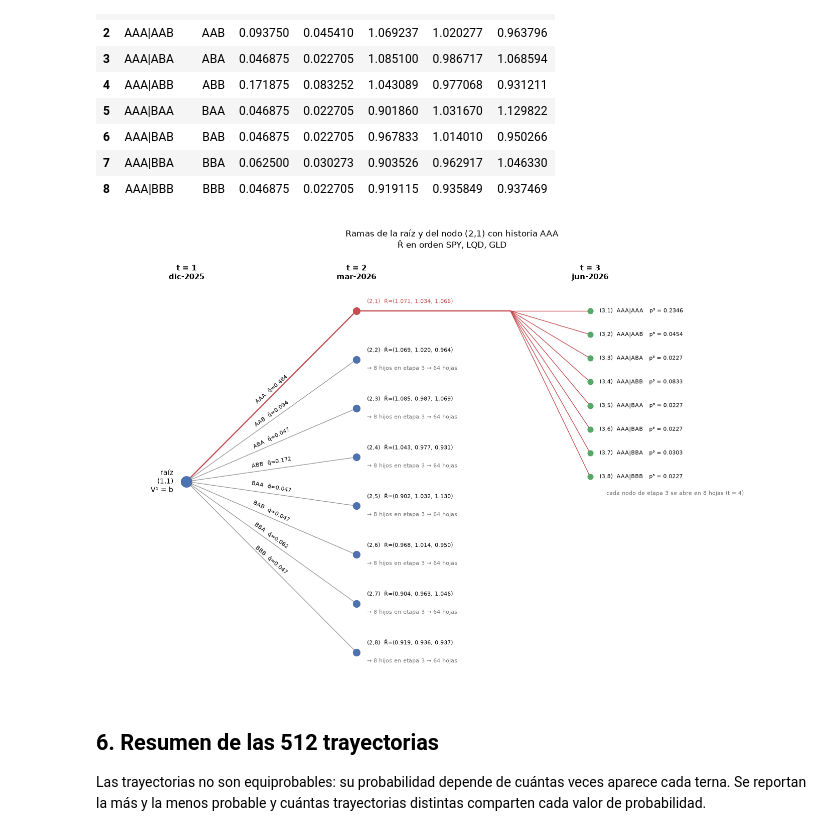
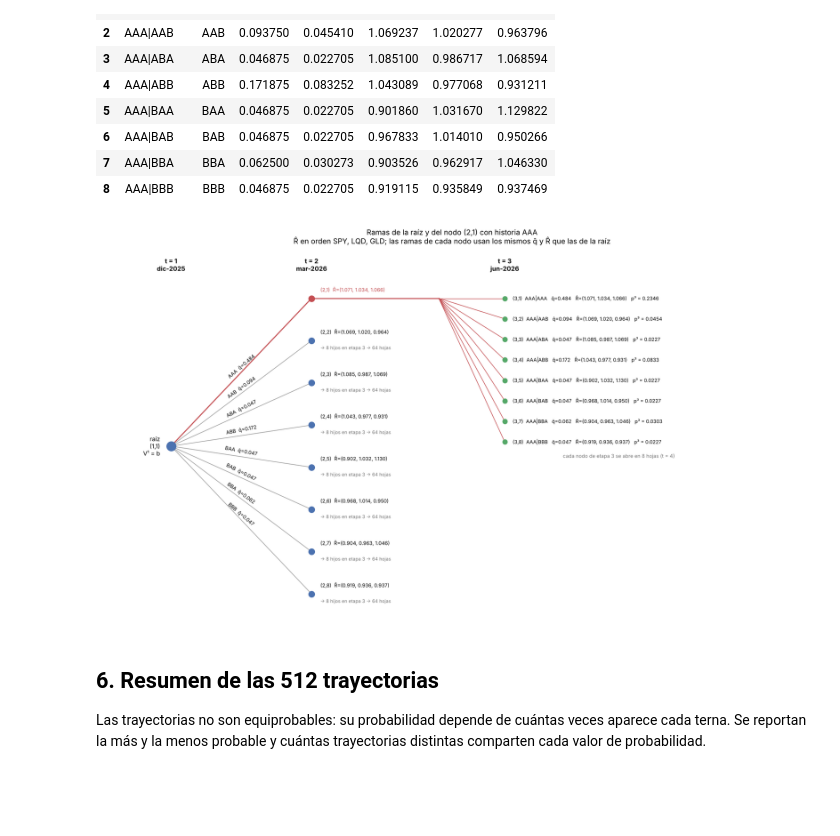
Before and after one commit to manuelavf/multi-stage-investment-model, a Jupyter notebook: notebooks/02_scenario_tree.ipynb, the cells around one changed output. Drawn from its saved outputs; the diff is of its cells as text; code cells hidden in the pictures; blank space fills up the shorter version.

```diff
--- a/notebooks/02_scenario_tree.ipynb
+++ b/notebooks/02_scenario_tree.ipynb
@@ -271,7 +271,7 @@ Ramas del nodo de etapa 2 con historia AAA (t = 2, k = 1, p²_k = 0.484375):
 def fmt_R(u):
     return "(" + ", ".join(f"{v:.3f}" for v in R_HAT[u]) + ")"
 
-fig, ax = plt.subplots(figsize=(13, 8.5))
+fig, ax = plt.subplots(figsize=(15, 8.5))
 ax.axis("off")
 x1, x2, x3 = 0.0, 3.2, 7.6
 x_fan = x2 + 2.9
@@ -284,38 +284,40 @@ for s, u in enumerate(ACTIVE_STATES):
     hl = u == EXAMPLE_STAGE2_STATE
     ax.plot([x1, x2], [0, y2[s]], color="#c44e52" if hl else "#999", lw=1.6 if hl else 0.9, zorder=2)
     ax.plot(x2, y2[s], "o", ms=9, color="#c44e52" if hl else "#4c72b0", zorder=6)
     ang = np.degrees(np.arctan2(y2[s], x2 - x1)) * 0.62
     ax.text((x1 + x2) / 2, y2[s] / 2 + 0.28, f"{u}  q̂={Q_HAT[u]:.3f}", fontsize=7.5,
             ha="center", va="center", rotation=ang, zorder=5)
     ax.text(x2 + 0.2, y2[s] + 0.32, f"(2,{child_index(1, u)})  R̂={fmt_R(u)}", fontsize=7.5,
             color="#c44e52" if hl else "black", zorder=5)
     if not hl:
         ax.text(x2 + 0.2, y2[s] - 0.42, f"→ {S} hijos en etapa 3 → {S * S} hojas", fontsize=7, color="#777")
 
 sh = ACTIVE_STATES.index(EXAMPLE_STAGE2_STATE)
 y_par = y2[sh]
 half = 3.4
 center = np.clip(y_par, y_bot + half, y_top - half)
 y3 = np.linspace(center + half, center - half, S)
 ax.plot([x2, x_fan], [y_par, y_par], color="#c44e52", lw=1.6, zorder=3)
 for s, u in enumerate(ACTIVE_STATES):
     ax.plot([x_fan, x3], [y_par, y3[s]], color="#c44e52", lw=0.9, zorder=2)
     ax.plot(x3, y3[s], "o", ms=7, color="#55a868", zorder=6)
     ax.text(x3 + 0.18, y3[s], f"(3,{child_index(K_EX, u)})  {EXAMPLE_STAGE2_STATE}|{u}   "
-            f"p³ = {pk[(2, K_EX)] * Q_HAT[u]:.4f}", fontsize=7.4, va="center")
-ax.text(x3 + 1.6, y3[-1] - 0.75, f"cada nodo de etapa 3 se abre en {S} hojas (t = 4)",
+            f"q̂={Q_HAT[u]:.3f}   R̂={fmt_R(u)}   p³ = {pk[(2, K_EX)] * Q_HAT[u]:.4f}",
+            fontsize=7.4, va="center")
+ax.text(x3 + 2.6, y3[-1] - 0.75, f"cada nodo de etapa 3 se abre en {S} hojas (t = 4)",
         fontsize=7.5, color="#777", ha="center")
 
 for x, lab in [(x1, "t = 1\ndic-2025"), (x2, "t = 2\nmar-2026"), (x3, "t = 3\njun-2026")]:
     ax.text(x, 8.3, lab, ha="center", fontsize=9.5, weight="bold")
-ax.set_xlim(-1.6, 11.6); ax.set_ylim(-8.2, 9.4)
+ax.set_xlim(-1.6, 14.4); ax.set_ylim(-8.2, 9.4)
 ax.set_title(f"Ramas de la raíz y del nodo (2,{K_EX}) con historia {EXAMPLE_STAGE2_STATE}\n"
-             f"R̂ en orden SPY, LQD, GLD", fontsize=11)
+             f"R̂ en orden SPY, LQD, GLD; las ramas de cada nodo usan los mismos q̂ y R̂ que las de la raíz",
+             fontsize=11)
 fig.tight_layout()
 fig.savefig(FIGURES_DIR / "02_tree_branches_detail.png")
 plt.show()
 # %% [output]
-[figure, old version]
+[figure, new version]
 # %% [markdown]
 ## 6. Resumen de las 512 trayectorias
 
```
Also changed, not shown: parts of 2 cells of this notebook, 49 other files.
